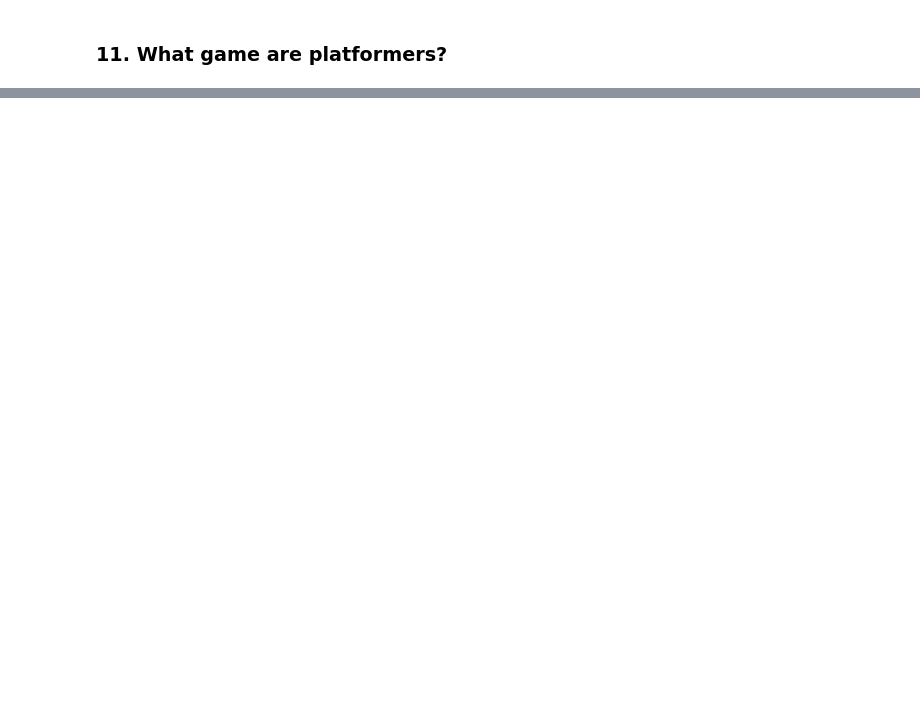
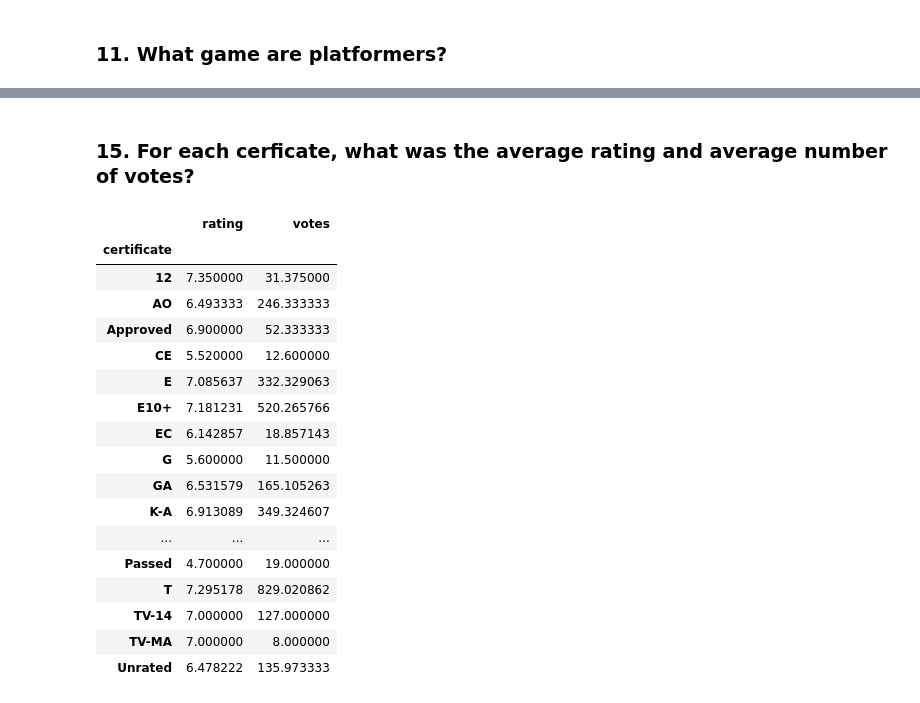
Before and after one commit to AveryH6/cis277-fa22-Lab3, a Jupyter notebook: Lab3.ipynb, the cells around one changed output, grey strips where cells are left out. Cells and saved outputs as stored; diff of their text form; code cells hidden in the pictures; blank space fills up the shorter version.

```diff
--- a/Lab3.ipynb
+++ b/Lab3.ipynb
@@ -189,0 +349,26 @@ df[ df.Action == False ]
+# %% [markdown]
+### 15. For each cerficate, what was the average rating and average number of votes?
+# %%
+df.groupby('certificate').agg ( {
+    'rating' : 'mean',
+    'votes' : 'mean'
+})
+# %% [output]
+|  | rating | votes |
+| certificate |  |  |
+| 12 | 7.350000 | 31.375000 |
+| AO | 6.493333 | 246.333333 |
+| Approved | 6.900000 | 52.333333 |
+| CE | 5.520000 | 12.600000 |
+| E | 7.085637 | 332.329063 |
+| E10+ | 7.181231 | 520.265766 |
+| EC | 6.142857 | 18.857143 |
+| G | 5.600000 | 11.500000 |
+| GA | 6.531579 | 165.105263 |
+| K-A | 6.913089 | 349.324607 |
+| ... | ... | ... |
+| Passed | 4.700000 | 19.000000 |
+| T | 7.295178 | 829.020862 |
+| TV-14 | 7.000000 | 127.000000 |
+| TV-MA | 7.000000 | 8.000000 |
+| Unrated | 6.478222 | 135.973333 |
```
Also changed, not shown: parts of 23 cells of this notebook.
